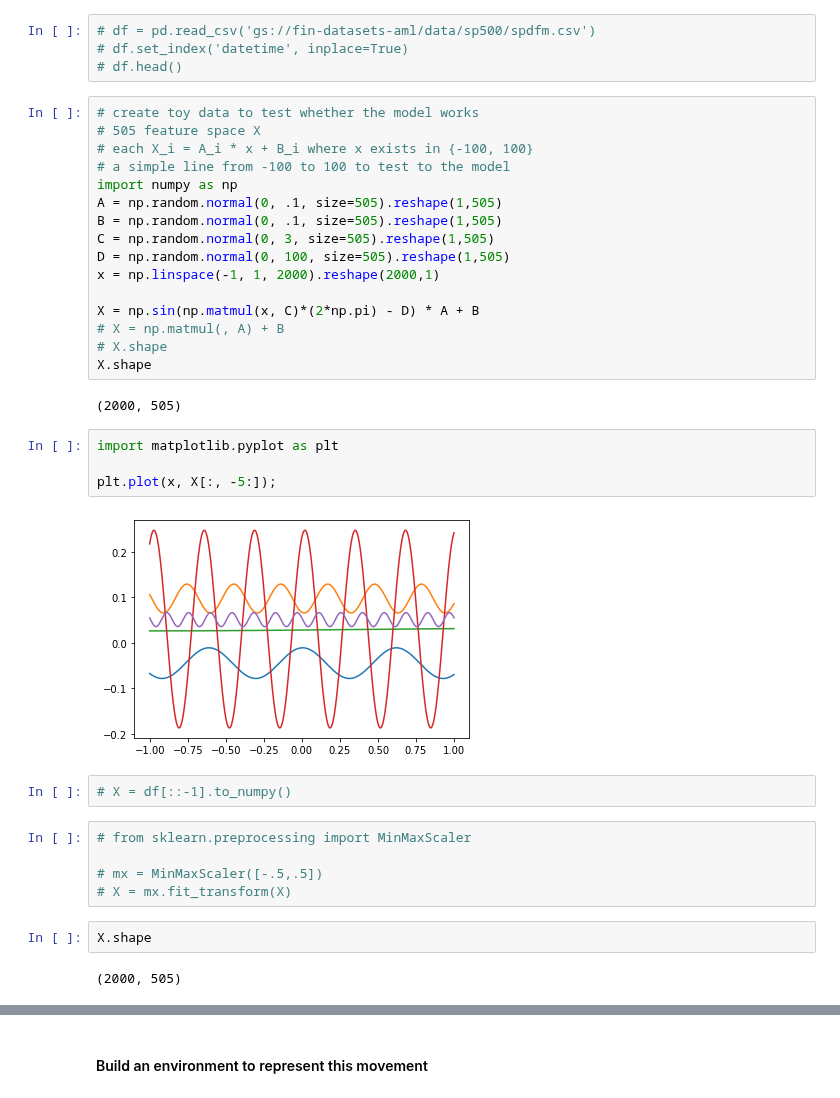
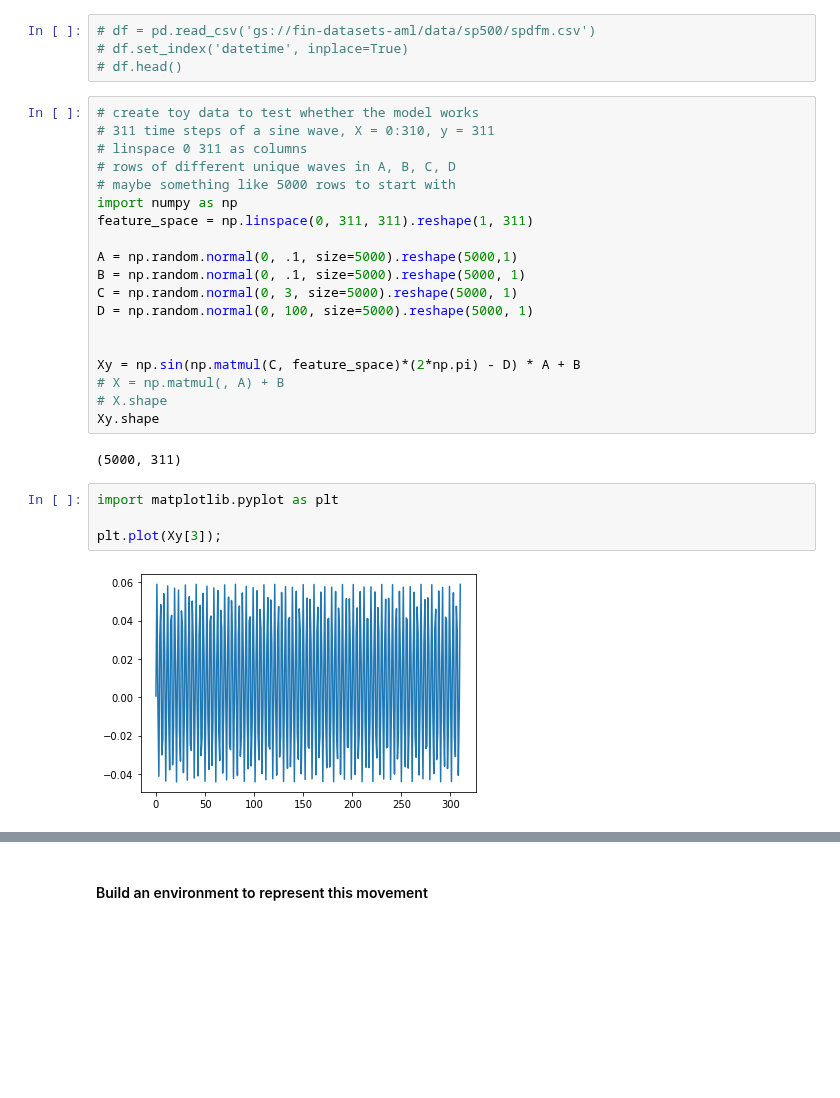
Before and after one commit to MarkPopovich/financial-ml, a Jupyter notebook: 4-Modeling/4.7 Design Deep Reinforcement Learning Agent.ipynb, the cells around one changed output, grey strips where cells are left out. Cells and saved outputs as stored; diff of their text form; blank space fills up the shorter version.

```diff
--- a/4-Modeling/4.7 Design Deep Reinforcement Learning Agent.ipynb
+++ b/4-Modeling/4.7 Design Deep Reinforcement Learning Agent.ipynb
@@ -93,39 +90,31 @@ tempdir = tempfile.gettempdir()
 # df.head()
 # %%
 # create toy data to test whether the model works
-# 505 feature space X
-# each X_i = A_i * x + B_i where x exists in {-100, 100}
-# a simple line from -100 to 100 to test to the model
+# 311 time steps of a sine wave, X = 0:310, y = 311
+# linspace 0 311 as columns
+# rows of different unique waves in A, B, C, D
+# maybe something like 5000 rows to start with
 import numpy as np
-A = np.random.normal(0, .1, size=505).reshape(1,505)
-B = np.random.normal(0, .1, size=505).reshape(1,505)
-C = np.random.normal(0, 3, size=505).reshape(1,505)
-D = np.random.normal(0, 100, size=505).reshape(1,505)
-x = np.linspace(-1, 1, 2000).reshape(2000,1)
+feature_space = np.linspace(0, 311, 311).reshape(1, 311)
 
-X = np.sin(np.matmul(x, C)*(2*np.pi) - D) * A + B
+A = np.random.normal(0, .1, size=5000).reshape(5000,1)
+B = np.random.normal(0, .1, size=5000).reshape(5000, 1)
+C = np.random.normal(0, 3, size=5000).reshape(5000, 1)
+D = np.random.normal(0, 100, size=5000).reshape(5000, 1)
+
+
+Xy = np.sin(np.matmul(C, feature_space)*(2*np.pi) - D) * A + B
 # X = np.matmul(, A) + B
 # X.shape
-X.shape
+Xy.shape
 # %% [output]
-(2000, 505)
+(5000, 311)
 # %%
 import matplotlib.pyplot as plt
 
-plt.plot(x, X[:, -5:]);
+plt.plot(Xy[3]);
 # %% [output]
-[figure, old version]
+[figure, new version]
-# %%
-# X = df[::-1].to_numpy()
-# %%
-# from sklearn.preprocessing import MinMaxScaler
-
-# mx = MinMaxScaler([-.5,.5])
-# X = mx.fit_transform(X)
-# %%
-X.shape
-# %% [output]
-(2000, 505)
 # %%
 import pandas as pd
 
```
Also changed, not shown: parts of 37 cells of this notebook.
